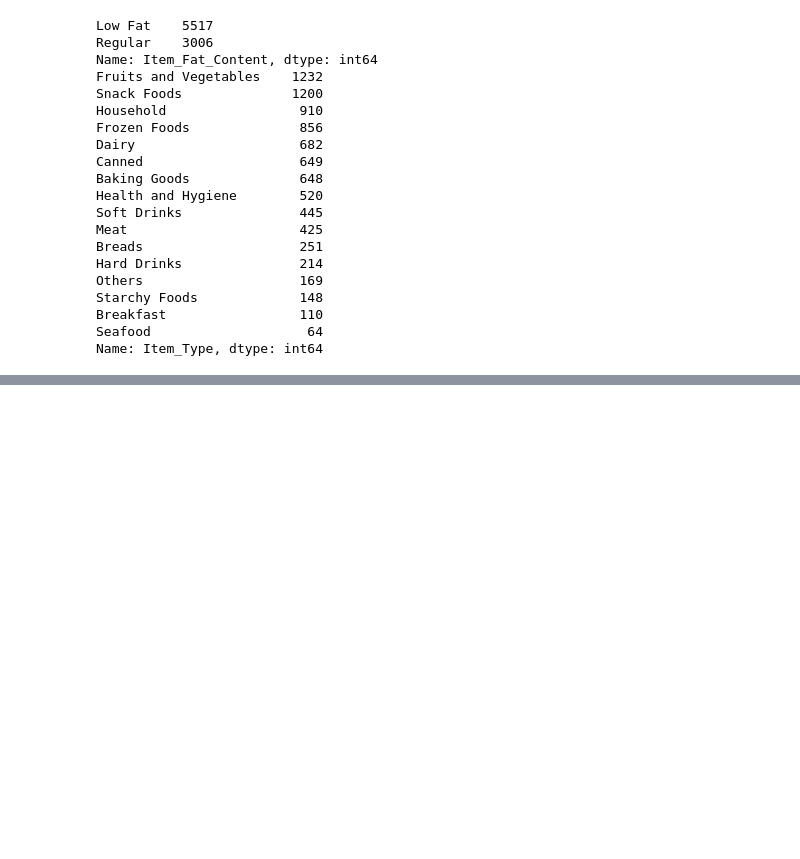
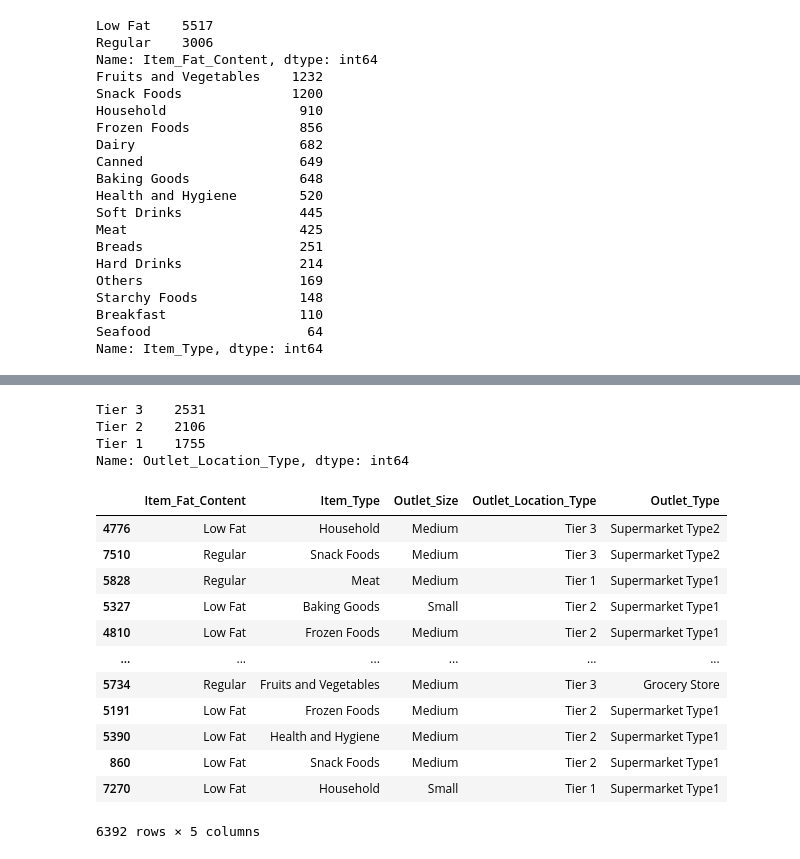
Before and after one commit to rajasreekalli/sales_predicions, a Jupyter notebook: Sales_production_part_5.ipynb, the cells around one changed output, grey strips where cells are left out. Cells and saved outputs as stored; diff of their text form; code cells hidden in the pictures; blank space fills up the shorter version.

```diff
--- a/Sales_production_part_5.ipynb
+++ b/Sales_production_part_5.ipynb
@@ -166,7 +105,7 @@ y.shape
 # %%
-# 1. Identify the target (X) and features (y): Assign the "Item_Outlet_Sales" column as your target and the rest of the relevant variables as your features matrix.
-y = ohe_df['Item_Outlet_Sales']
-X = ohe_df.drop(columns=['Item_Outlet_Sales','Item_Identifier','Outlet_Identifier'])
+# 1) Identify the target (X) and features (y): Assign the "Item_Outlet_Sales" column as your target and the rest of the relevant variables as your features matrix.
+y = df['Item_Outlet_Sales']
+X = df.drop(columns=['Item_Outlet_Sales','Item_Identifier','Outlet_Identifier'])
 # %%
 print(X.shape)
 print(y.shape)
@@ -200,6 +162,5 @@ categorical columns are []
 # %%
-#Instantiate the imputer object from the SimpleImputer class with strategy 'mean'
-median_imputer = SimpleImputer(strategy='mean')
+mean_imputer = SimpleImputer(strategy='mean')
 #Fit the imputer object on the numeric training data with .fit()
 #calculates the medians of the columns in the training set
 mean_imputer.fit(X_train[num_columns])
@@ -225,0 +171,7 @@ pipe = make_pipeline(imputer, lin_reg)
+# %%
+freq_imputer = SimpleImputer(strategy='most_frequent')
+#fit on the categorical columns of the training data
+freq_imputer.fit(X_train[cat_columns])
+#transform the categorical columns of both the training and testing data
+X_train.loc[:, cat_columns] = freq_imputer.transform(X_train[cat_columns])
+X_test.loc[:, cat_columns] = freq_imputer.transform(X_test[cat_columns])
@@ -225,0 +233,24 @@ pipe = make_pipeline(imputer, lin_reg)
+# %%
+X_train['Outlet_Location_Type'].value_counts()
+# %% [output]
+Tier 3    2531
+Tier 2    2106
+Tier 1    1755
+Name: Outlet_Location_Type, dtype: int64
+# %%
+cat_data = X_train[cat_selector(X_train)]
+cat_data
+# %% [output]
+|  | Item_Fat_Content | Item_Type | Outlet_Size | Outlet_Location_Type | Outlet_Type |
+| 4776 | Low Fat | Household | Medium | Tier 3 | Supermarket Type2 |
+| 7510 | Regular | Snack Foods | Medium | Tier 3 | Supermarket Type2 |
+| 5828 | Regular | Meat | Medium | Tier 1 | Supermarket Type1 |
+| 5327 | Low Fat | Baking Goods | Small | Tier 2 | Supermarket Type1 |
+| 4810 | Low Fat | Frozen Foods | Medium | Tier 2 | Supermarket Type1 |
+| ... | ... | ... | ... | ... | ... |
+| 5734 | Regular | Fruits and Vegetables | Medium | Tier 3 | Grocery Store |
+| 5191 | Low Fat | Frozen Foods | Medium | Tier 2 | Supermarket Type1 |
+| 5390 | Low Fat | Health and Hygiene | Medium | Tier 2 | Supermarket Type1 |
+| 860 | Low Fat | Snack Foods | Medium | Tier 2 | Supermarket Type1 |
+| 7270 | Low Fat | Household | Small | Tier 1 | Supermarket Type1 |
+6392 rows × 5 columns
```
Also changed, not shown: parts of 40 cells of this notebook.
